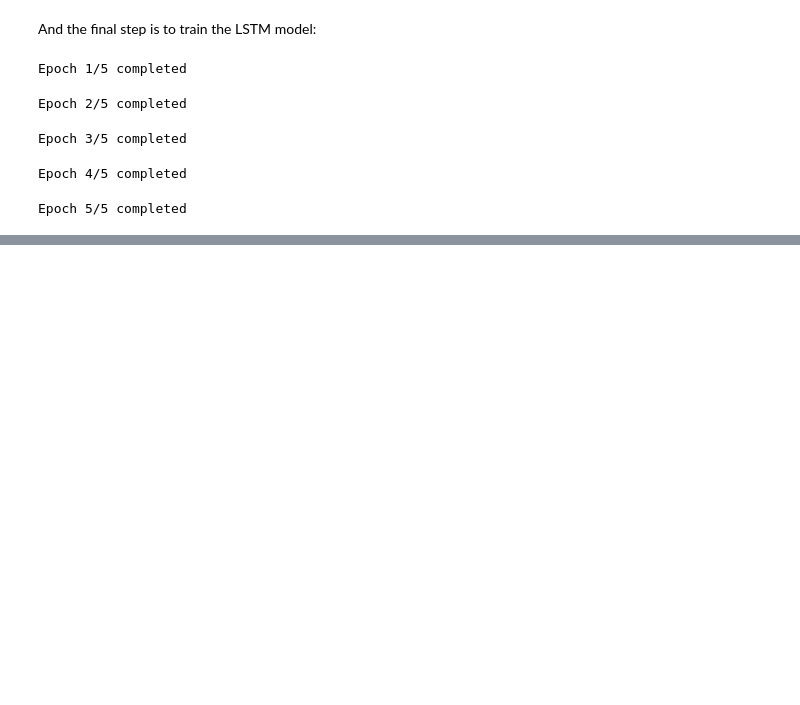
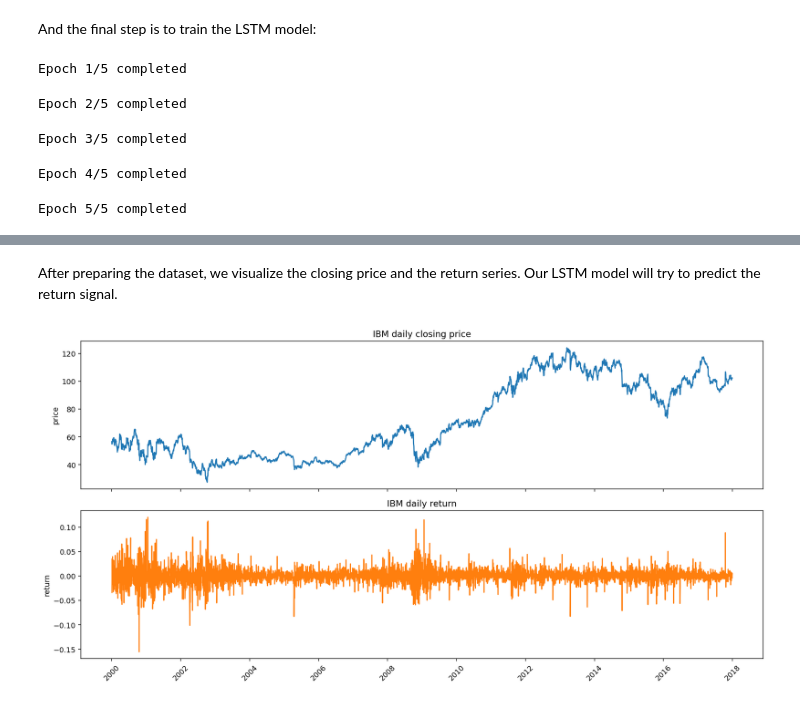
Before and after one commit to HSG-AIML-Teaching/AI2026-Lab, a Jupyter notebook: lab_09/lab_09.ipynb, the cells around one changed output, grey strips where cells are left out. Drawn from its saved outputs; the diff is of its cells as text; code cells hidden in the pictures; blank space fills up the shorter version.

```diff
--- a/lab_09/lab_09.ipynb
+++ b/lab_09/lab_09.ipynb
@@ -492,0 +582,11 @@ generate_text(model, dataset.char_to_int, dataset.int_to_char, prompt, device=de
+# %%
+DATA_PATH = './data_lstm/ibm_data_2010_2017_daily.csv'
+MODEL_PATH = './models_lstm/best_lstm_model.pth'
+
+device = torch.device('cuda' if torch.cuda.is_available() else 'cpu')
+torch.manual_seed(1234)
+np.random.seed(1234)
+
+print(f'Using device: {device}')
+print(f'Data file exists: {os.path.exists(DATA_PATH)}')
+print(f'Best checkpoint exists: {os.path.exists(MODEL_PATH)}')
@@ -492,0 +603,7 @@ generate_text(model, dataset.char_to_int, dataset.int_to_char, prompt, device=de
+# %%
+raw_data = pd.read_csv(DATA_PATH, sep=';', header=[0, 1], skiprows=[2], index_col=0, parse_dates=True)
+stock_data = raw_data.copy()
+stock_data.columns = stock_data.columns.get_level_values(0)
+stock_data = stock_data.sort_index().apply(pd.to_numeric, errors='coerce')
+stock_data['RETURN'] = stock_data['Close'].pct_change()
+stock_data[['Close', 'RETURN']].head()
@@ -492,0 +631,19 @@ generate_text(model, dataset.char_to_int, dataset.int_to_char, prompt, device=de
+# %% [markdown]
+After preparing the dataset, we visualize the closing price and the return series. Our LSTM model will try to predict the return signal.
+# %%
+fig, axes = plt.subplots(2, 1, figsize=(14, 7), sharex=True)
+
+axes[0].plot(stock_data.index, stock_data['Close'], color='C0')
+axes[0].set_title('IBM daily closing price')
+axes[0].set_ylabel('price')
+
+axes[1].plot(stock_data.index, stock_data['RETURN'], color='C1')
+axes[1].set_title('IBM daily return')
+axes[1].set_ylabel('return')
+
+for tick in axes[1].get_xticklabels():
+    tick.set_rotation(45)
+
+plt.tight_layout()
+# %% [output]
+[figure, added]
```
Also changed, not shown: parts of 95 cells of this notebook, 22 other files.
